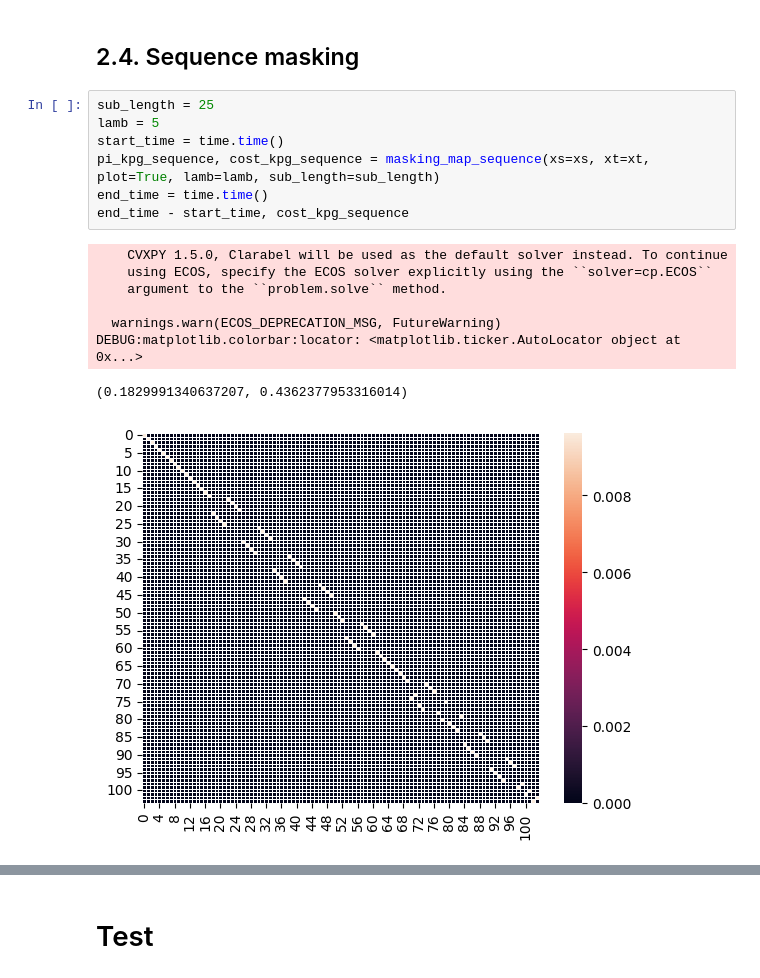
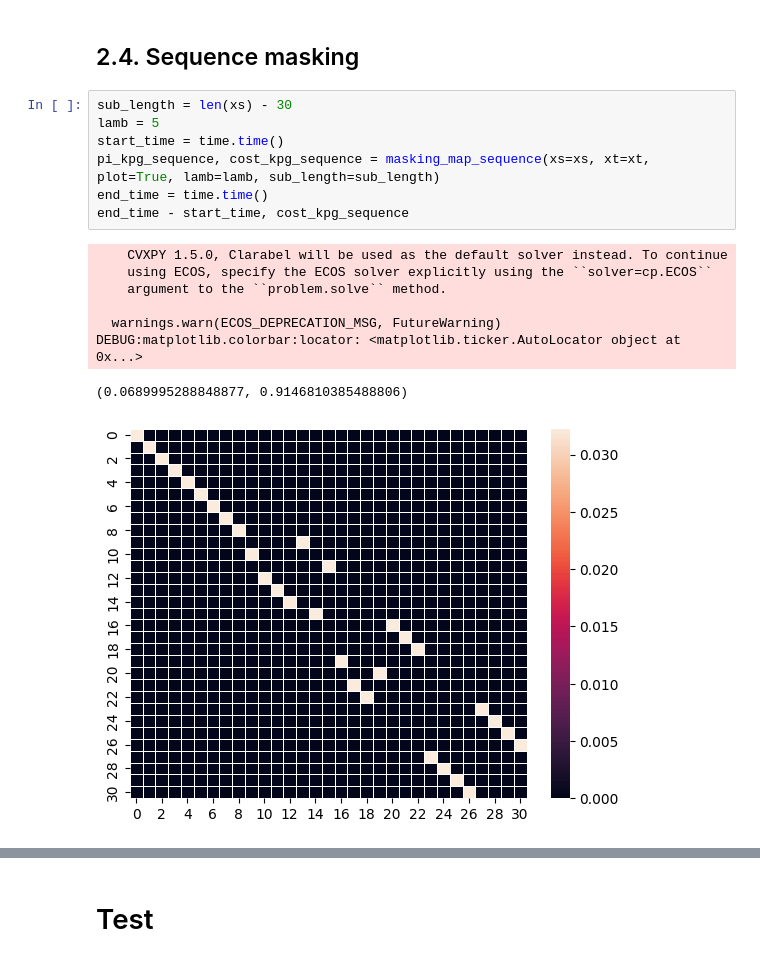
Before and after one commit to hanahhh/WTK-distance, a Jupyter notebook: examples/knn_mask_map_metric_test.ipynb, the cells around one changed output, grey strips where cells are left out. Drawn from its saved outputs; the diff is of its cells as text.

```diff
--- a/examples/knn_kpg_metric_test.ipynb
+++ b/examples/knn_mask_map_metric_test.ipynb
@@ -149,18 +138,18 @@ DEBUG:matplotlib.colorbar:locator: <matplotlib.ticker.AutoLocator object at 0x..
 # %% [markdown]
 ## 2.4. Sequence masking
 # %%
-sub_length = 25
+sub_length = len(xs) - 30
 lamb = 5
 start_time = time.time()
 pi_kpg_sequence, cost_kpg_sequence = masking_map_sequence(xs=xs, xt=xt, plot=True, lamb=lamb, sub_length=sub_length)
 end_time = time.time()
 end_time - start_time, cost_kpg_sequence
 # %% [output]
     CVXPY 1.5.0, Clarabel will be used as the default solver instead. To continue
     using ECOS, specify the ECOS solver explicitly using the ``solver=cp.ECOS``
     argument to the ``problem.solve`` method.
 
   warnings.warn(ECOS_DEPRECATION_MSG, FutureWarning)
 DEBUG:matplotlib.colorbar:locator: <matplotlib.ticker.AutoLocator object at 0x...>
-(0.1829991340637207, 0.4362377953316014)
+(0.0689995288848877, 0.9146810385488806)
-[figure, old version]
+[figure, new version]
```
Also changed, not shown: parts of 8 cells of this notebook, 14 other files.
